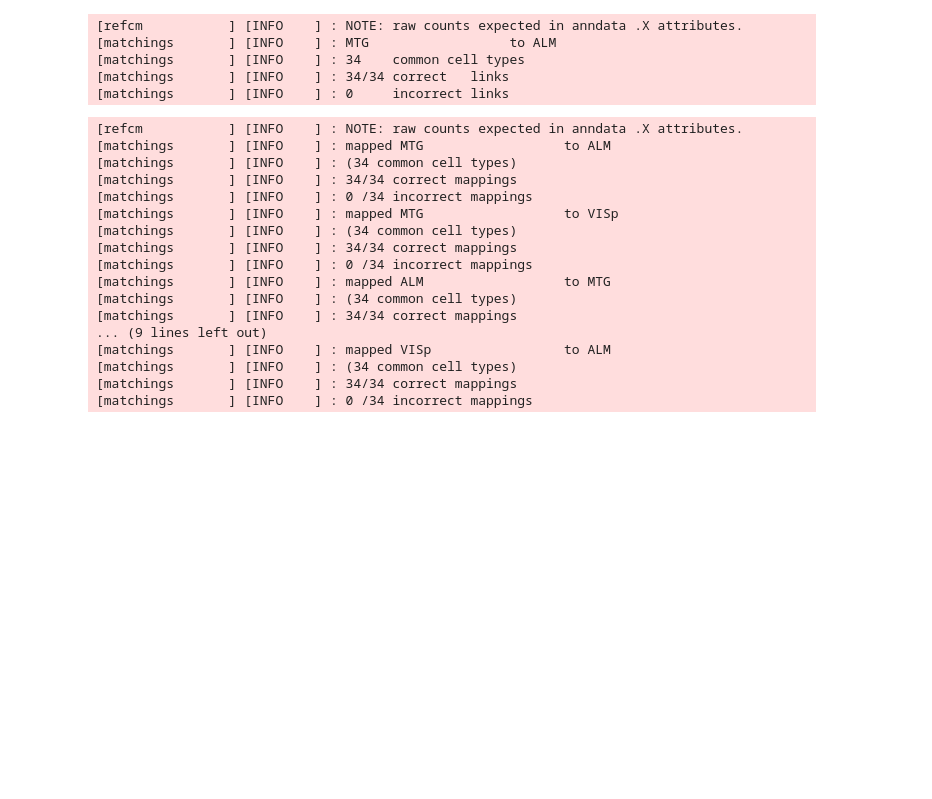
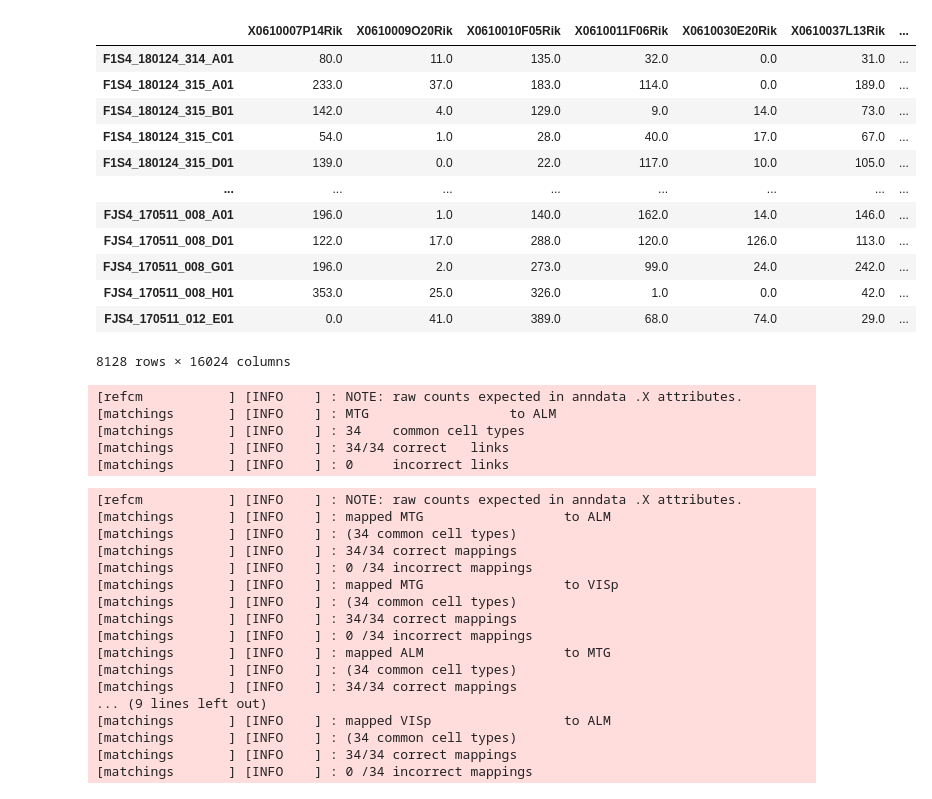
Before and after one commit to vgalanti/RefCM, a Jupyter notebook: experiments/brain.ipynb, the cells around one changed output. Cells and saved outputs as stored; diff of their text form; code cells hidden in the pictures; blank space fills up the shorter version.

```diff
--- a/experiments/brain.ipynb
+++ b/experiments/brain.ipynb
@@ -17,3 +33,19 @@ ds = {s: sc.read_h5ad(f'../data/{s}.h5ad') for s in ds}
+# %%
+ds['ALM'].to_df()
+# %% [output]
+|  | X0610007P14Rik | X0610009O20Rik | X0610010F05Rik | X0610011F06Rik | X0610030E20Rik | X0610037L13Rik | ... |
+| F1S4_180124_314_A01 | 80.0 | 11.0 | 135.0 | 32.0 | 0.0 | 31.0 | ... |
+| F1S4_180124_315_A01 | 233.0 | 37.0 | 183.0 | 114.0 | 0.0 | 189.0 | ... |
+| F1S4_180124_315_B01 | 142.0 | 4.0 | 129.0 | 9.0 | 14.0 | 73.0 | ... |
+| F1S4_180124_315_C01 | 54.0 | 1.0 | 28.0 | 40.0 | 17.0 | 67.0 | ... |
+| F1S4_180124_315_D01 | 139.0 | 0.0 | 22.0 | 117.0 | 10.0 | 105.0 | ... |
+| ... | ... | ... | ... | ... | ... | ... | ... |
+| FJS4_170511_008_A01 | 196.0 | 1.0 | 140.0 | 162.0 | 14.0 | 146.0 | ... |
+| FJS4_170511_008_D01 | 122.0 | 17.0 | 288.0 | 120.0 | 126.0 | 113.0 | ... |
+| FJS4_170511_008_G01 | 196.0 | 2.0 | 273.0 | 99.0 | 24.0 | 242.0 | ... |
+| FJS4_170511_008_H01 | 353.0 | 25.0 | 326.0 | 1.0 | 0.0 | 42.0 | ... |
+| FJS4_170511_012_E01 | 0.0 | 41.0 | 389.0 | 68.0 | 74.0 | 29.0 | ... |
+8128 rows × 16024 columns
 # %%
 q, ref = 'MTG', 'ALM'
 
```
Also changed, not shown: parts of 1 cell of this notebook, 3 other files.
